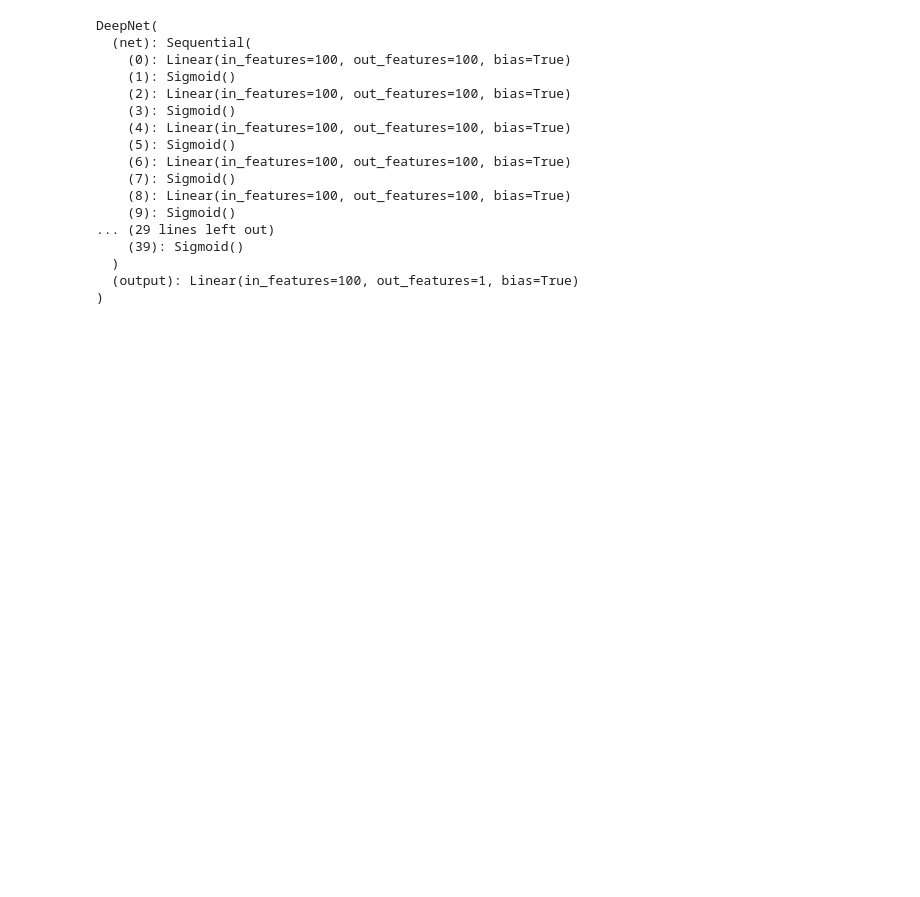
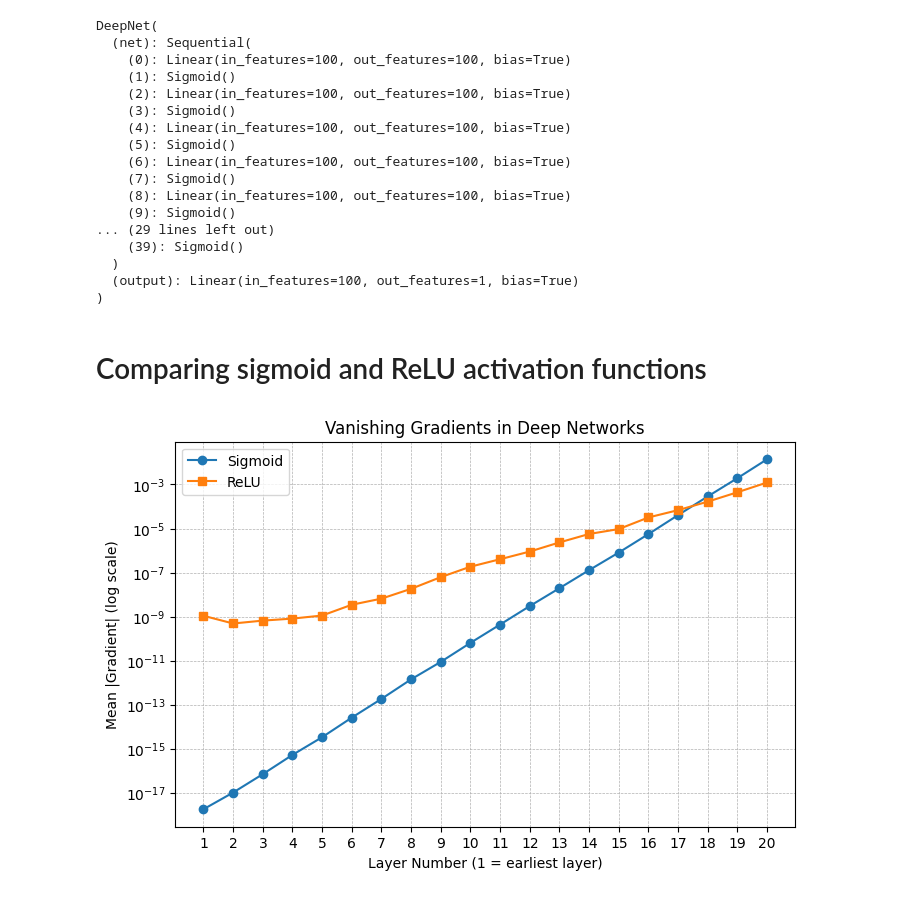
Before and after one commit to juebrauer/code_jb, a Jupyter notebook: 0024_vanishing_and_exploding_gradients/01_vanishing_gradients.ipynb, the cells around one changed output. Cells and saved outputs as stored; diff of their text form; code cells hidden in the pictures; blank space fills up the shorter version.

Commit message:
Adding a nice visualization of the mean gradient magnitude per layer that clearly shows the vanishing gradients problem

```diff
--- a/0024_vanishing_and_exploding_gradients/01_vanishing_gradients.ipynb
+++ b/0024_vanishing_and_exploding_gradients/01_vanishing_gradients.ipynb
@@ -98,3 +99,57 @@ DeepNet(
   )
   (output): Linear(in_features=100, out_features=1, bias=True)
 )
+# %% [markdown]
+# Comparing sigmoid and ReLU activation functions
+# %%
+import torch
+import torch.nn as nn
+import matplotlib.pyplot as plt
+
+# Helper function to compute gradient magnitudes
+def get_gradients(activation, depth=20):
+    class DeepNet(nn.Module):
+        def __init__(self, activation):
+            super().__init__()
+            layers = []
+            for _ in range(depth):
+                layers.append(nn.Linear(100, 100))
+                layers.append(activation())
+            self.net = nn.Sequential(*layers)
+            self.output = nn.Linear(100, 1)
+
+        def forward(self, x):
+            return self.output(self.net(x))
+
+    x = torch.randn(1, 100)
+    model = DeepNet(activation)
+    loss_fn = nn.MSELoss()
+    target = torch.tensor([[1.0]])
+    output = model(x)
+    loss = loss_fn(output, target)
+    loss.backward()
+
+    grads = []
+    for layer in model.net:
+        if isinstance(layer, nn.Linear):
+            grads.append(layer.weight.grad.abs().mean().item())
+    return grads
+
+# Compute gradients for sigmoid and ReLU networks
+N = 20
+sigmoid_grads = get_gradients(nn.Sigmoid, depth=N)
+relu_grads = get_gradients(nn.ReLU, depth=N)
+
+# Plot
+plt.figure(figsize=(8, 5))
+plt.semilogy(range(1, N+1), sigmoid_grads, 'o-', label='Sigmoid')
+plt.semilogy(range(1, N+1), relu_grads, 's-', label='ReLU')
+plt.xlabel("Layer Number (1 = earliest layer)")
+plt.ylabel("Mean |Gradient| (log scale)")
+plt.title("Vanishing Gradients in Deep Networks")
+plt.xticks(range(1,N+1))
+plt.legend()
+plt.grid(True, ls="--", lw=0.5)
+plt.show()
+# %% [output]
+[figure, added]
```
Also changed, not shown: parts of 1 cell of this notebook.
